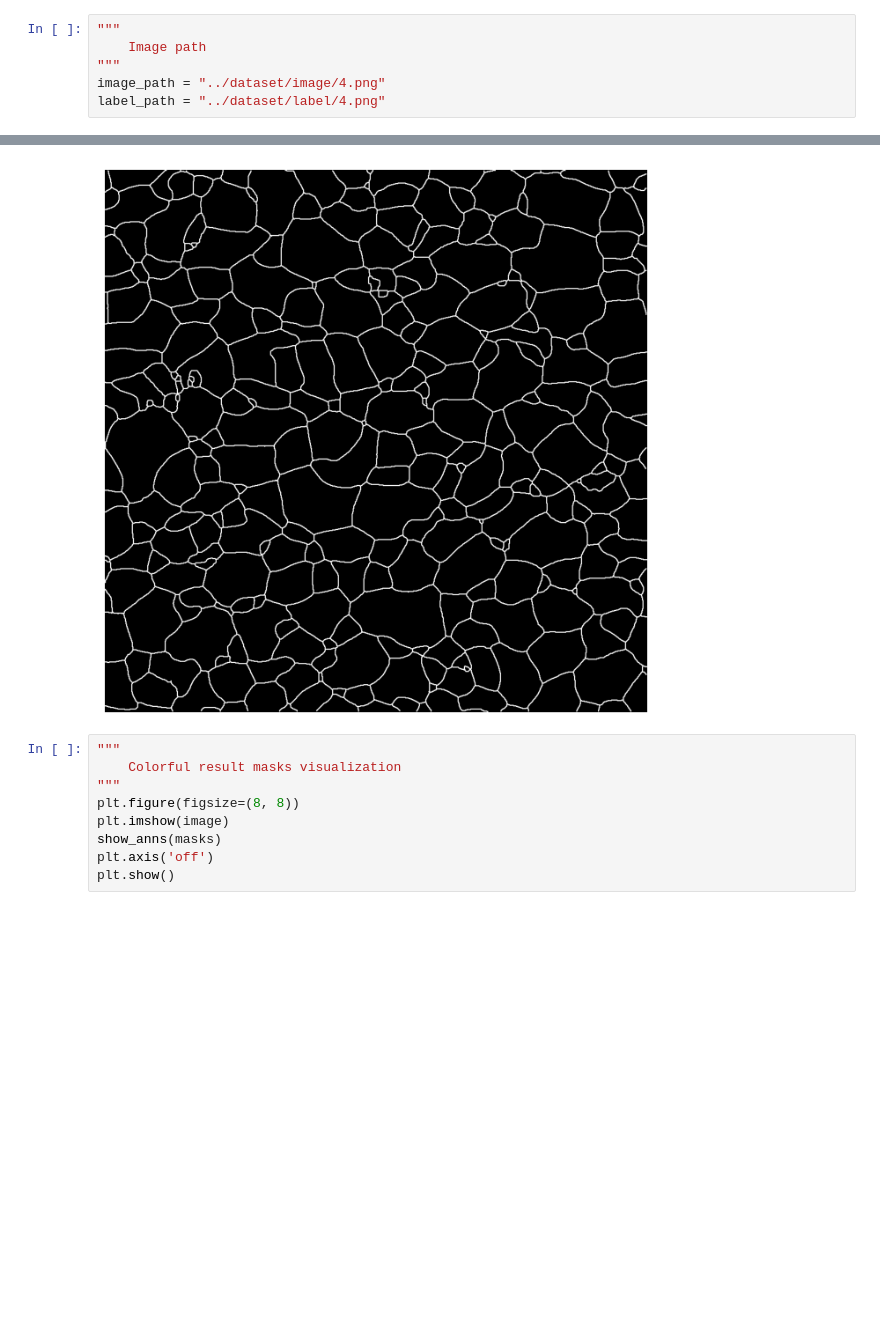
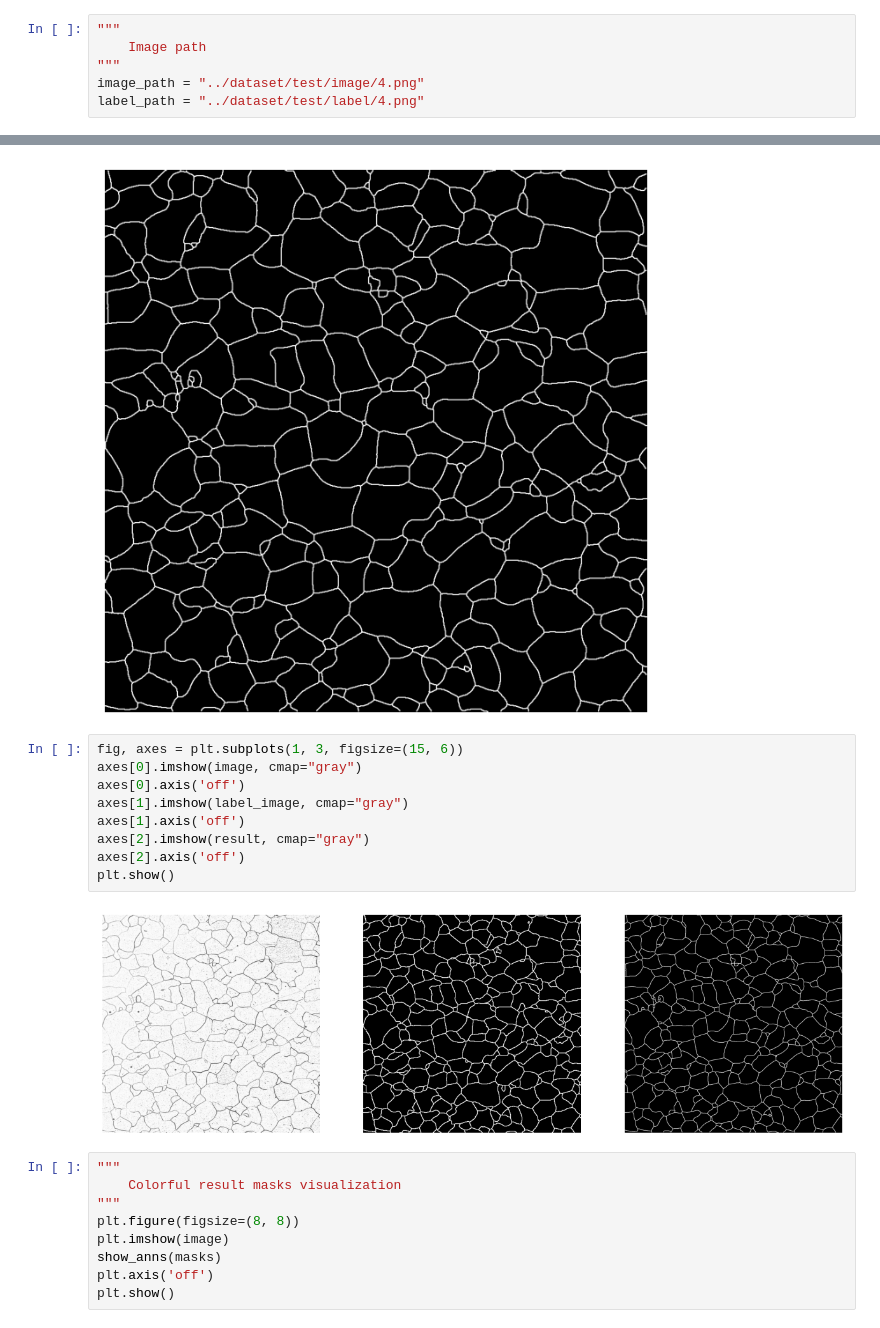
Before and after one commit to USTB-AI3DVIP/matsam, a Jupyter notebook: notebooks/matsam_segmentation_example.ipynb, the cells around one changed output, grey strips where cells are left out. Cells and saved outputs as stored; diff of their text form; blank space fills up the shorter version.

Commit message:
add notebooks and dataset

```diff
--- a/notebooks/matsam.ipynb
+++ b/notebooks/matsam_segmentation_example.ipynb
@@ -38,8 +38,8 @@ Load model successfully.
 """
     Image path
 """
-image_path = "../dataset/image/4.png"
-label_path = "../dataset/label/4.png"
+image_path = "../dataset/test/image/4.png"
+label_path = "../dataset/test/label/4.png"
 # %%
 """
     Load image
@@ -197,6 +197,17 @@ plt.axis('off')  #关闭坐标轴
 plt.show()
 # %% [output]
 [figure]
+# %%
+fig, axes = plt.subplots(1, 3, figsize=(15, 6))
+axes[0].imshow(image, cmap="gray")
+axes[0].axis('off')
+axes[1].imshow(label_image, cmap="gray")
+axes[1].axis('off')
+axes[2].imshow(result, cmap="gray")
+axes[2].axis('off')
+plt.show()
+# %% [output]
+[figure, added]
 # %%
 """
     Colorful result masks visualization
```
Also changed, not shown: parts of 1 cell of this notebook, 3 other files.
